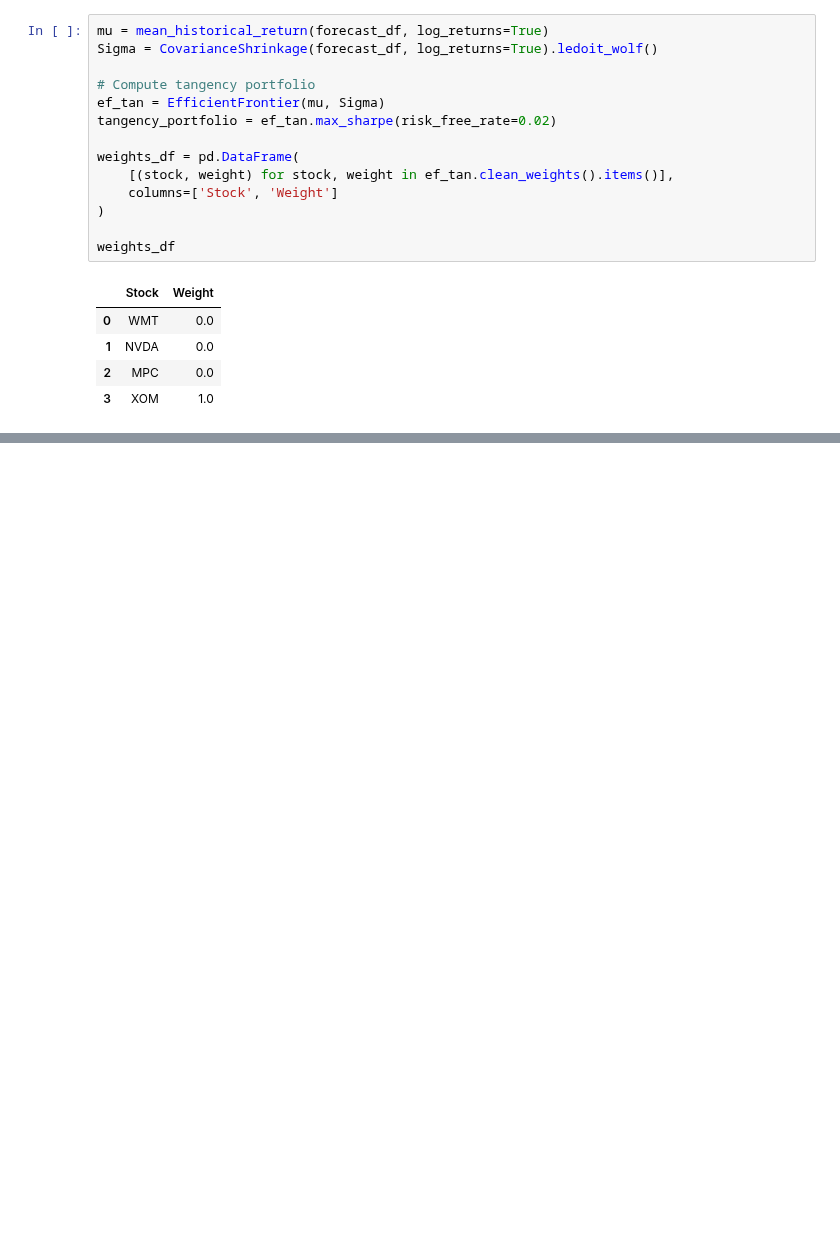
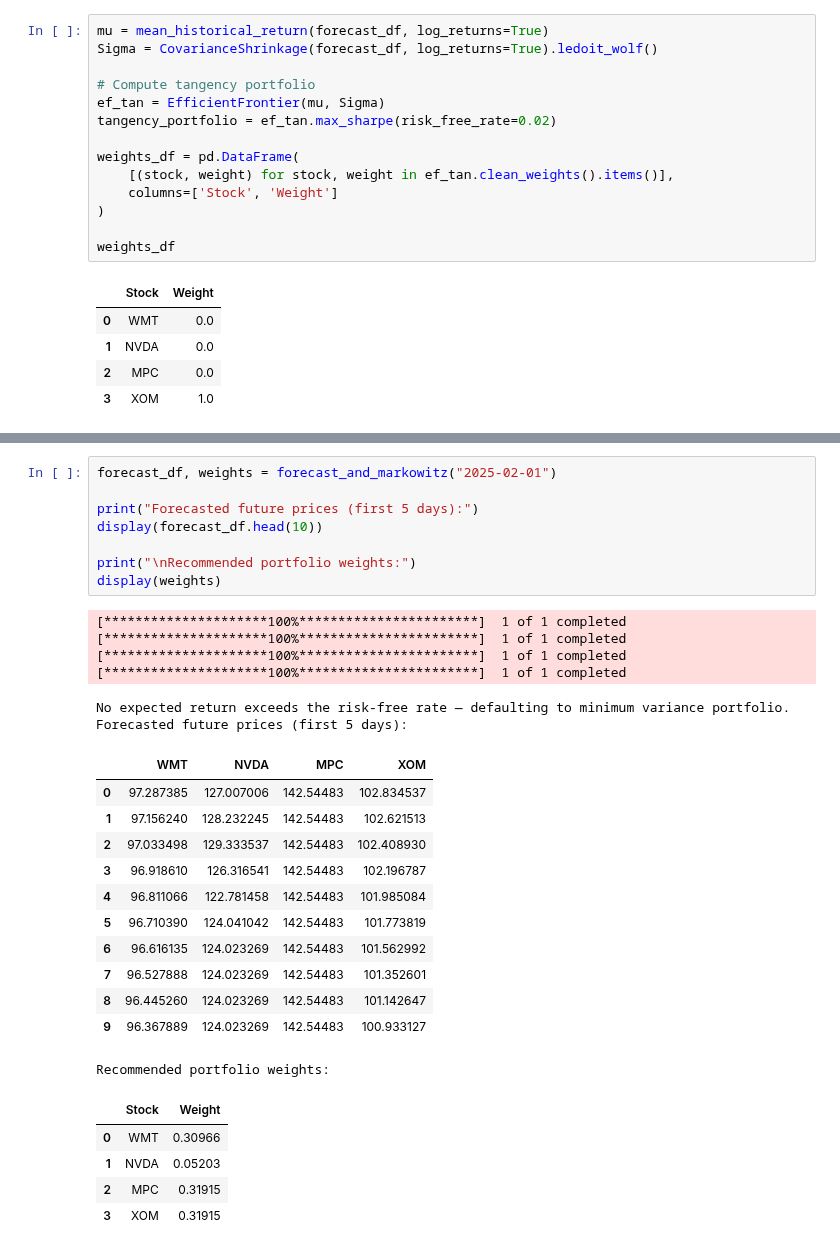
Before and after one commit to BSDSBA-JF/ML-II-Labs, a Jupyter notebook: 03/03-timeseries-lab/03_dynamic_markowitz.ipynb, the cells around one changed output, grey strips where cells are left out. Saved outputs shown, nothing was run; the diff lists cells and outputs as text; blank space fills up the shorter version.

```diff
--- a/03/03-timeseries-lab/03_dynamic_markowitz.ipynb
+++ b/03/03-timeseries-lab/03_dynamic_markowitz.ipynb
@@ -286,0 +362,32 @@ weights_df
+# %%
+forecast_df, weights = forecast_and_markowitz("2025-02-01")
+
+print("Forecasted future prices (first 5 days):")
+display(forecast_df.head(10))
+
+print("\nRecommended portfolio weights:")
+display(weights)
+# %% [output]
+[*********************100%***********************]  1 of 1 completed
+[*********************100%***********************]  1 of 1 completed
+[*********************100%***********************]  1 of 1 completed
+[*********************100%***********************]  1 of 1 completed
+No expected return exceeds the risk-free rate — defaulting to minimum variance portfolio.
+Forecasted future prices (first 5 days):
+|  | WMT | NVDA | MPC | XOM |
+| 0 | 97.287385 | 127.007006 | 142.54483 | 102.834537 |
+| 1 | 97.156240 | 128.232245 | 142.54483 | 102.621513 |
+| 2 | 97.033498 | 129.333537 | 142.54483 | 102.408930 |
+| 3 | 96.918610 | 126.316541 | 142.54483 | 102.196787 |
+| 4 | 96.811066 | 122.781458 | 142.54483 | 101.985084 |
+| 5 | 96.710390 | 124.041042 | 142.54483 | 101.773819 |
+| 6 | 96.616135 | 124.023269 | 142.54483 | 101.562992 |
+| 7 | 96.527888 | 124.023269 | 142.54483 | 101.352601 |
+| 8 | 96.445260 | 124.023269 | 142.54483 | 101.142647 |
+| 9 | 96.367889 | 124.023269 | 142.54483 | 100.933127 |
+Recommended portfolio weights:
+|  | Stock | Weight |
+| 0 | WMT | 0.30966 |
+| 1 | NVDA | 0.05203 |
+| 2 | MPC | 0.31915 |
+| 3 | XOM | 0.31915 |
```
Also changed, not shown: parts of 3 cells of this notebook.
